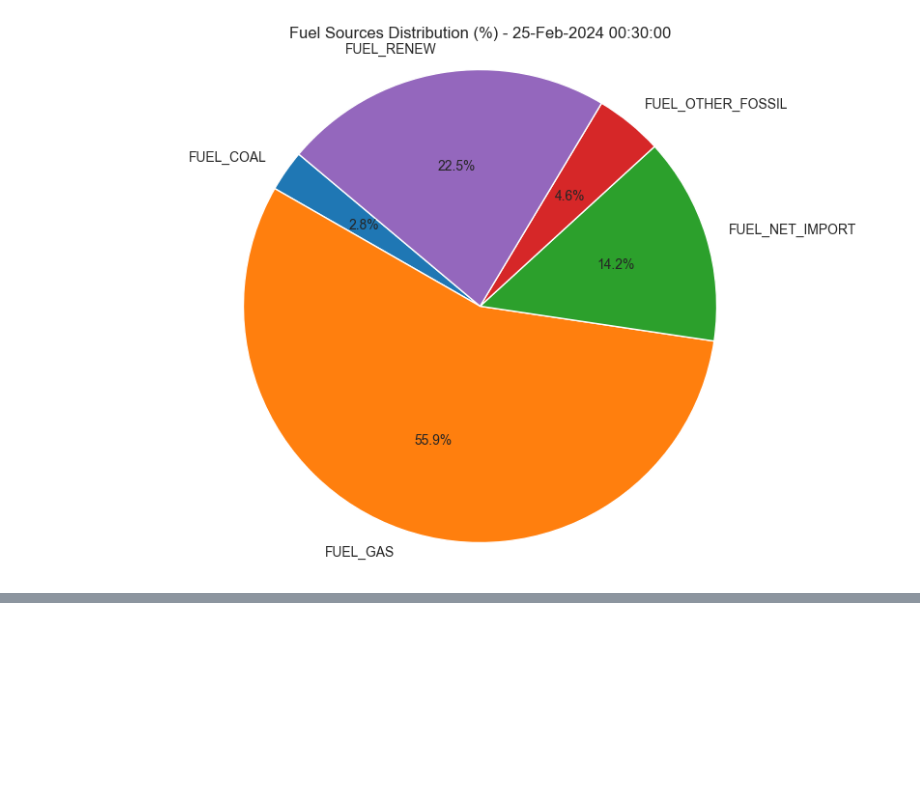
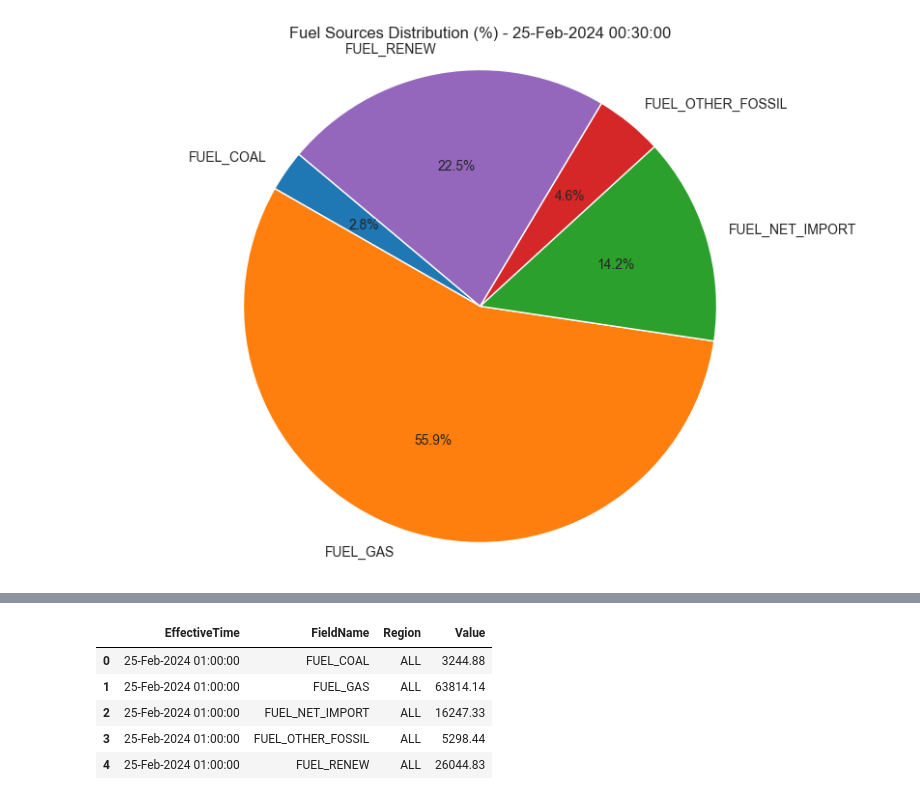
Before and after one commit to SaM-92/telegram-energy-api, a Jupyter notebook: eirgrid_api.ipynb, the cells around one changed output, grey strips where cells are left out. Cells and saved outputs as stored; diff of their text form; code cells hidden in the pictures; blank space fills up the shorter version.

```diff
--- a/eirgrid_api.ipynb
+++ b/eirgrid_api.ipynb
@@ -358,0 +306,11 @@ Rows
+# %%
+fuel_mix_eirgrid = fuel_mix()
+# %%
+fuel_mix_eirgrid
+# %% [output]
+|  | EffectiveTime | FieldName | Region | Value |
+| 0 | 25-Feb-2024 01:00:00 | FUEL_COAL | ALL | 3244.88 |
+| 1 | 25-Feb-2024 01:00:00 | FUEL_GAS | ALL | 63814.14 |
+| 2 | 25-Feb-2024 01:00:00 | FUEL_NET_IMPORT | ALL | 16247.33 |
+| 3 | 25-Feb-2024 01:00:00 | FUEL_OTHER_FOSSIL | ALL | 5298.44 |
+| 4 | 25-Feb-2024 01:00:00 | FUEL_RENEW | ALL | 26044.83 |
```
Also changed, not shown: parts of 10 cells of this notebook.
